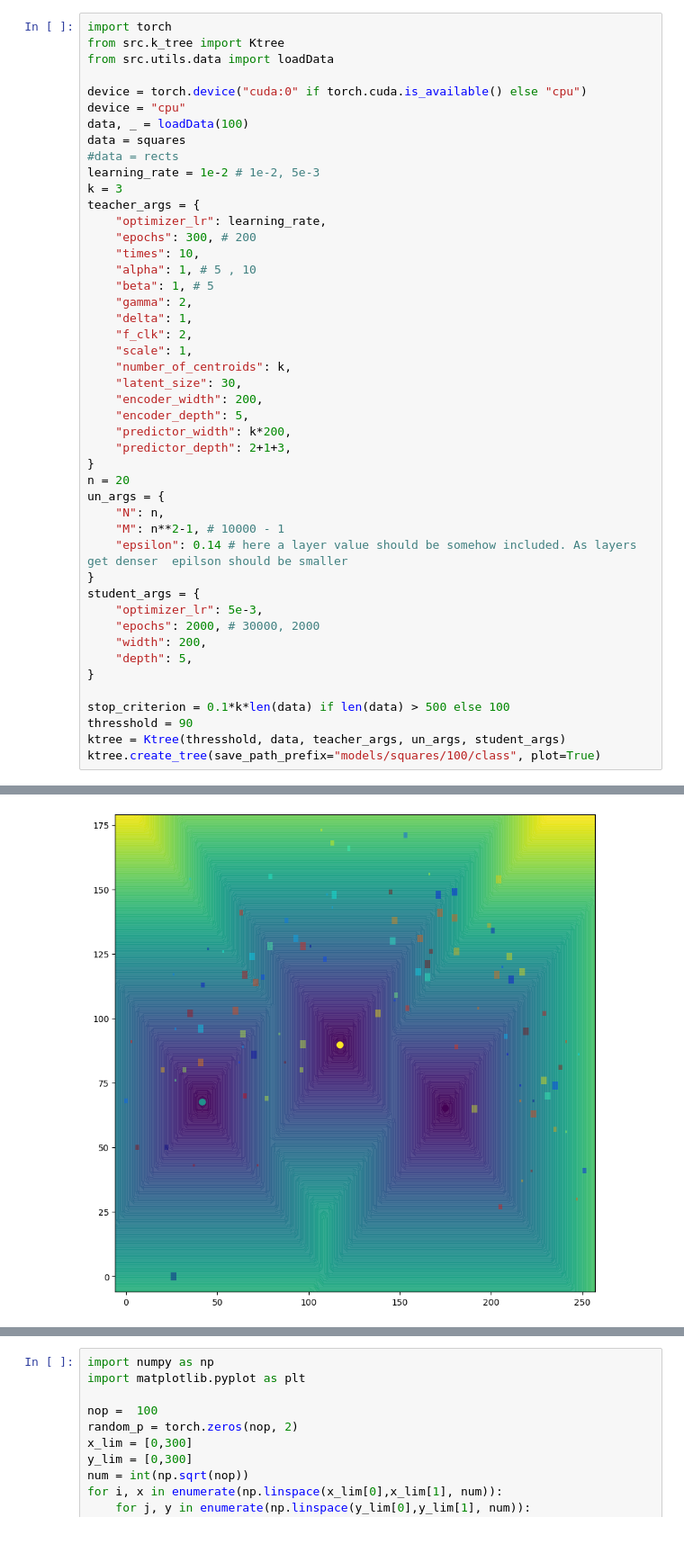
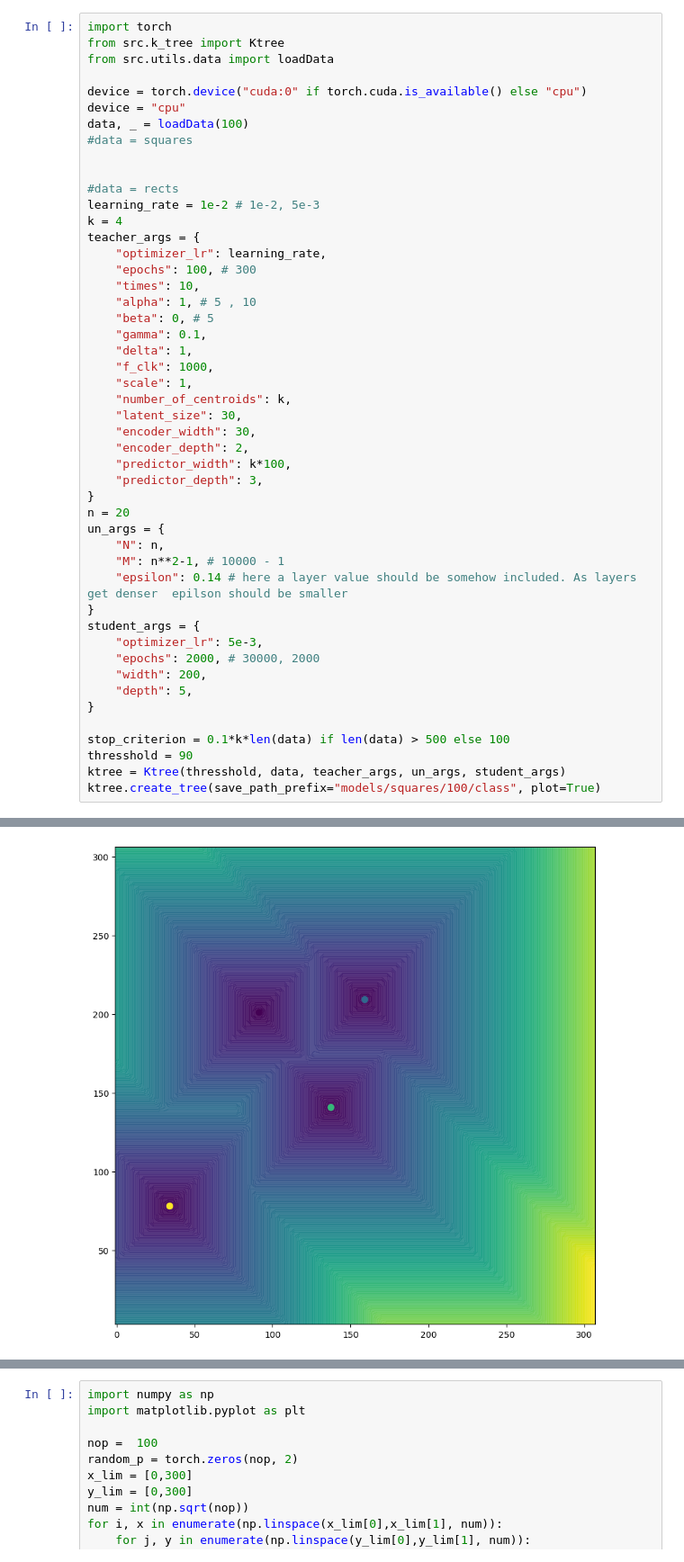
Before and after one commit to PRigas96/GeoCluster, a Jupyter notebook: class.ipynb, the cells around one changed output, grey strips where cells are left out. Shown at 90% size. Drawn from its saved outputs; the diff is of its cells as text.

```diff
--- a/class.ipynb
+++ b/class.ipynb
@@ -123,26 +140,28 @@ from src.utils.data import loadData
 device = torch.device("cuda:0" if torch.cuda.is_available() else "cpu")
 device = "cpu"
 data, _ = loadData(100)
-data = squares
+#data = squares
+
+
 #data = rects
 learning_rate = 1e-2 # 1e-2, 5e-3
-k = 3
+k = 4
 teacher_args = {
     "optimizer_lr": learning_rate,
-    "epochs": 300, # 200
+    "epochs": 100, # 300
     "times": 10,
     "alpha": 1, # 5 , 10
-    "beta": 1, # 5
-    "gamma": 2,
+    "beta": 0, # 5
+    "gamma": 0.1,
     "delta": 1,
-    "f_clk": 2,
+    "f_clk": 1000,
     "scale": 1,
     "number_of_centroids": k,
     "latent_size": 30,
-    "encoder_width": 200,
-    "encoder_depth": 5,
-    "predictor_width": k*200,
-    "predictor_depth": 2+1+3,
+    "encoder_width": 30,
+    "encoder_depth": 2,
+    "predictor_width": k*100,
+    "predictor_depth": 3,
 }
 n = 20
 un_args = {
@@ -183 +212 @@ Saved teacher training results to models/squares/100/class0_teacher_training_res
-[figure, old version]
+[figure, new version]
```
Also changed, not shown: parts of 9 cells of this notebook, 4 other files.
